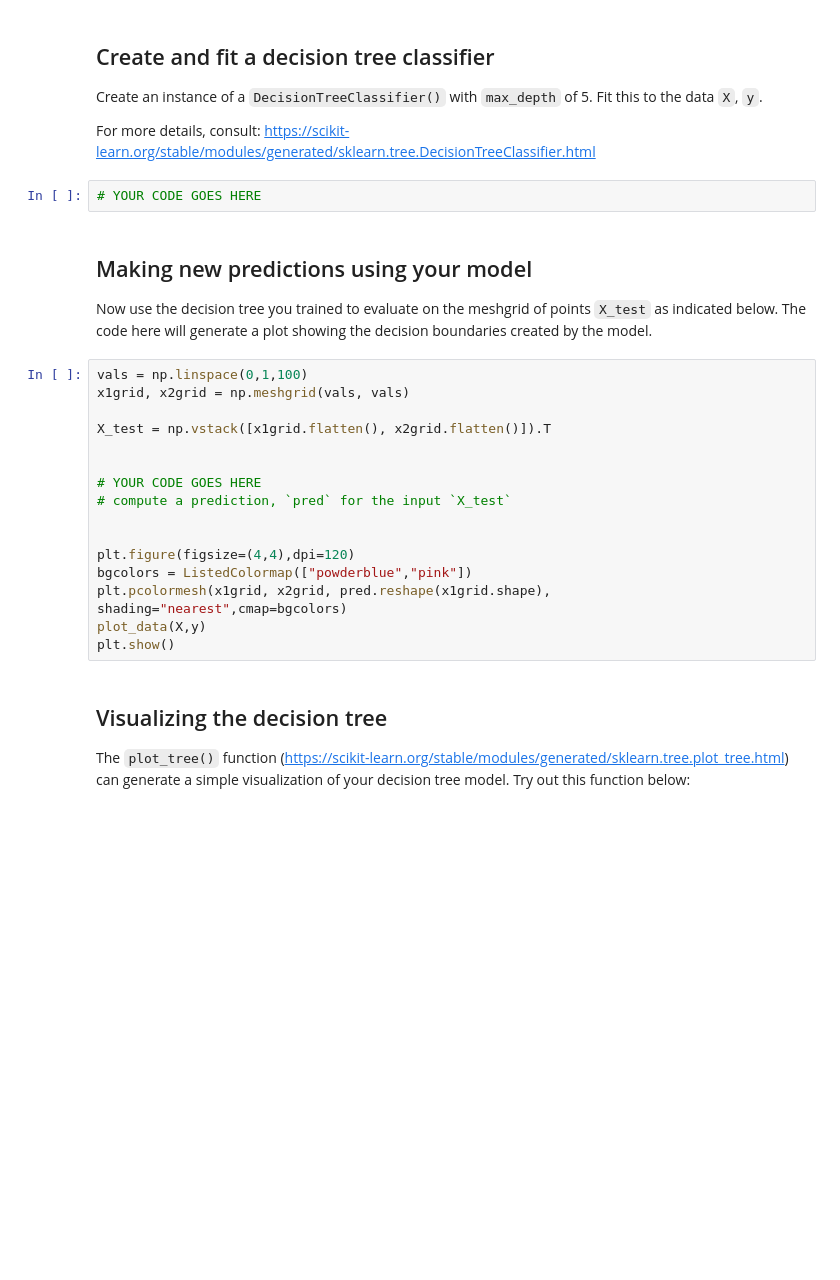
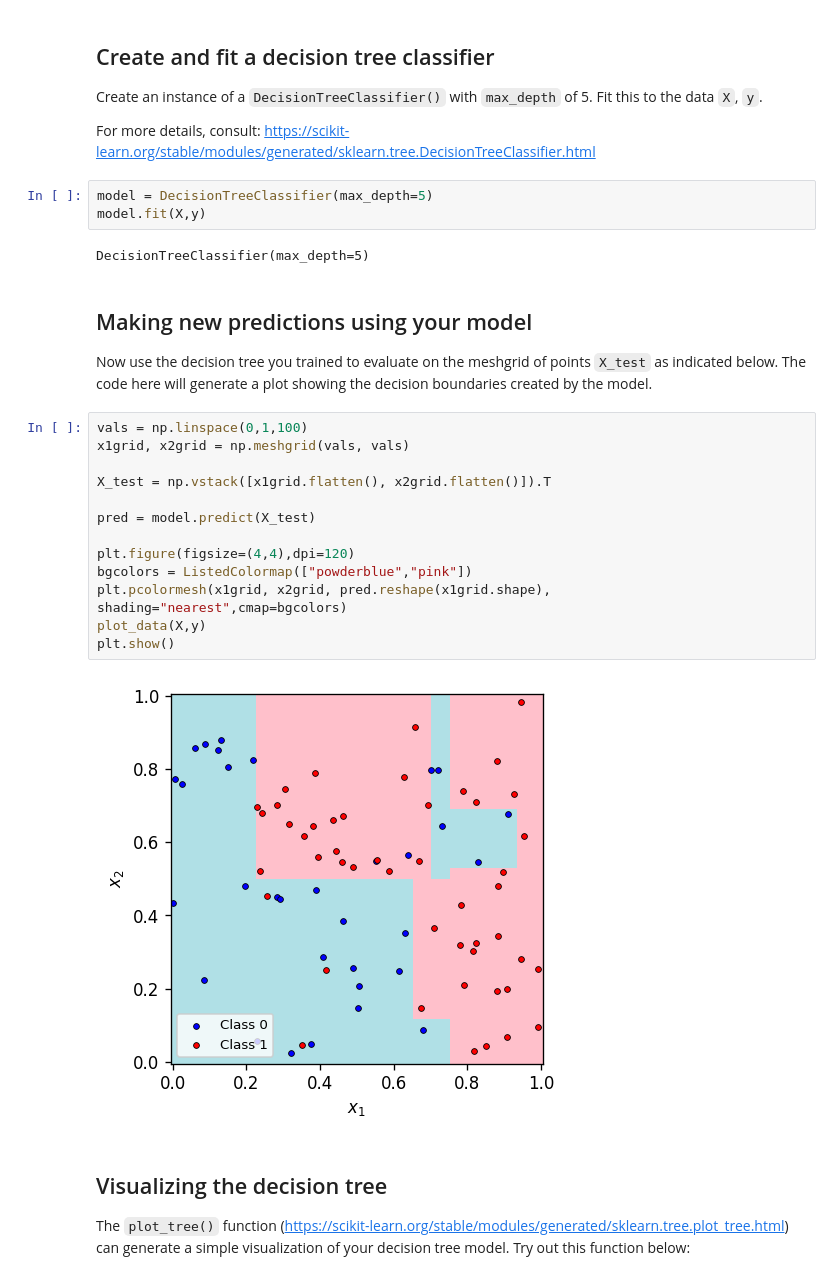
Before and after one commit to judson35/AI-ML, a Jupyter notebook: HW5/M5-L1-P2.ipynb, the cells around one changed output. Cells and saved outputs as stored; diff of their text form; blank space fills up the shorter version.

```diff
--- a/HW5/M5-L1-P2.ipynb
+++ b/HW5/M5-L1-P2.ipynb
@@ -34,27 +36,29 @@ Create an instance of a `DecisionTreeClassifier()` with `max_depth` of 5.
 Fit this to the data `X`, `y`.
 
 For more details, consult: https://scikit-learn.org/stable/modules/generated/sklearn.tree.DecisionTreeClassifier.html
-# %%
-# YOUR CODE GOES HERE
+# %%
+model = DecisionTreeClassifier(max_depth=5)
+model.fit(X,y)
+# %% [output]
+DecisionTreeClassifier(max_depth=5)
 # %% [markdown]
 ## Making new predictions using your model
 Now use the decision tree you trained to evaluate on the meshgrid of points `X_test` as indicated below. The code here will generate a plot showing the decision boundaries created by the model.
 # %%
 vals = np.linspace(0,1,100)
 x1grid, x2grid = np.meshgrid(vals, vals)
 
 X_test = np.vstack([x1grid.flatten(), x2grid.flatten()]).T
 
-
-# YOUR CODE GOES HERE
-# compute a prediction, `pred` for the input `X_test`
-
+pred = model.predict(X_test)
 
 plt.figure(figsize=(4,4),dpi=120)
 bgcolors = ListedColormap(["powderblue","pink"])
 plt.pcolormesh(x1grid, x2grid, pred.reshape(x1grid.shape), shading="nearest",cmap=bgcolors)
 plot_data(X,y)
 plt.show()
+# %% [output]
+[figure, added]
 # %% [markdown]
 ## Visualizing the decision tree
 The `plot_tree()` function (https://scikit-learn.org/stable/modules/generated/sklearn.tree.plot_tree.html) can generate a simple visualization of your decision tree model. Try out this function below:
```
Also changed, not shown: parts of 2 cells of this notebook, 16 other files.
